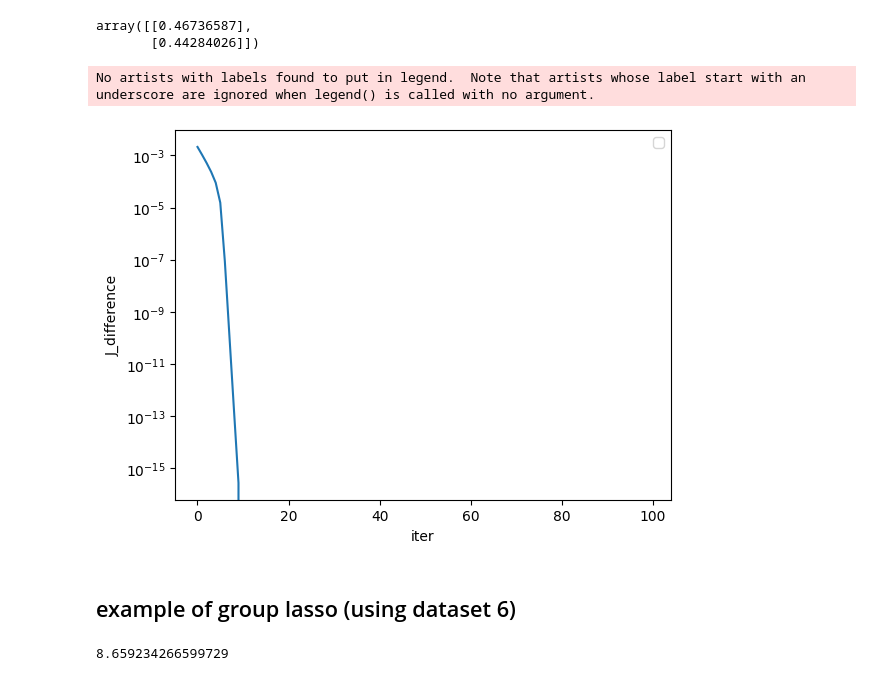
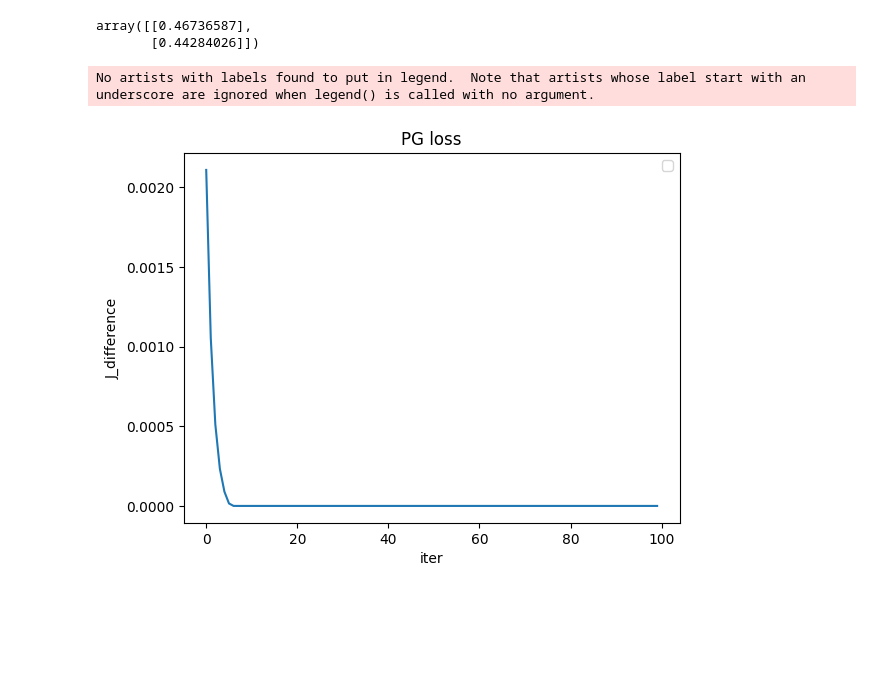
Before and after one commit to gray-1to/ad_ML_2023, a Jupyter notebook: ad_mid_report.ipynb, the cells around one changed output. Saved outputs shown, nothing was run; the diff lists cells and outputs as text; code cells hidden in the pictures; blank space fills up the shorter version.

```diff
--- a/ad_mid_report.ipynb
+++ b/ad_mid_report.ipynb
@@ -339,82 +255,34 @@ array([[0.46736587],
 # %%
 max_iter = 100
 lam = 0.5
-obj_hist = np.zeros(max_iter)
+pg_obj_hist = np.zeros(max_iter)
 w: np.ndarray = np.zeros((len(mu), 1))
 
 prox_vec_func = np.vectorize(prox)
 
 eigs, _ = LA.eig(A)
 eta = np.max(eigs)**-1
 
 
 # init
 w: np.ndarray = np.zeros((len(mu), 1))
 
 ### implement PG ###
 for i in range(max_iter):
   y: np.ndarray = w - eta * df(w, mu, A)
   w = prox_vec_func(y, eta, lam)
   # log
-  obj_hist[i] = f(w, mu, A, lam)
+  pg_obj_hist[i] = f(w, mu, A, lam)
 
 
 fig, ax = plt.subplots()
-ax.plot(obj_hist - obj_hist[-1])
+ax.plot(pg_obj_hist - pg_obj_hist[-1])
 ax.set_xlabel('iter')
 ax.set_ylabel('J_difference')
-ax.set_yscale('log')
+ax.set_title('PG loss')
 ax.legend()
 fig.show()
-fig.savefig('data/2-2-J_difference.png')
+fig.savefig('data/2-2-PG_J_difference.png')
 # %% [output]
 No artists with labels found to put in legend.  Note that artists whose label start with an underscore are ignored when legend() is called with no argument.
-[figure, old version]
+[figure, new version]
-# %% [markdown]
-## example of group lasso (using dataset 6)
-# %%
-import cvxpy as cv
-import matplotlib.pyplot as plt
-
-def mldivide(A, b):
-  piA = np.linalg.pinv(A)
-  x = np.dot(piA, b)
-  return x
-
-# run the cell which preparing dataset 6 before run this cell
-y = y_d6
-x_tilde = x_d6_tilde
-w = w_d6
-noise = noise_d6
-n = n_d6
-d = d_d6
-g = g_d6
-
-lam = 1.0
-wridge = mldivide(np.dot(x_tilde.T, x_tilde) + lam * np.eye(d+1),
-                  np.dot(x_tilde.T, y))
-
-# cvx
-west = cv.Variable((d+1,1))
-obj_fn = \
-  0.5 / n * cv.quad_form(x_tilde * west - y, np.eye(x_tilde.shape[0])) + \
-  lam * (cv.norm(west[g[0]], 2.0) + \
-         cv.norm(west[g[1]], 2.0) + \
-         cv.norm(west[g[2]], 2.0) + \
-         cv.norm(west[g[3]], 2.0) + \
-         cv.norm(west[g[4]], 2.0) )
-
-objective = cv.Minimize(obj_fn)
-constraints = []
-
-prob = cv.Problem(objective, constraints)
-result = prob.solve(solver=cv.CVXOPT)
-
-# test
-x_test = np.random.randn(n, d)
-x_test_tilde = np.hstack([x_test, np.ones((n, 1))])
-y_test = np.dot(x_test_tilde, w) + noise * np.random.randn(n, 1)
-y_pred = np.dot(x_test_tilde, west.value)
-print(np.mean((y_pred - y_test)**2))
-# %% [output]
-8.659234266599729
```
Also changed, not shown: parts of 23 cells of this notebook, 9 other files.
